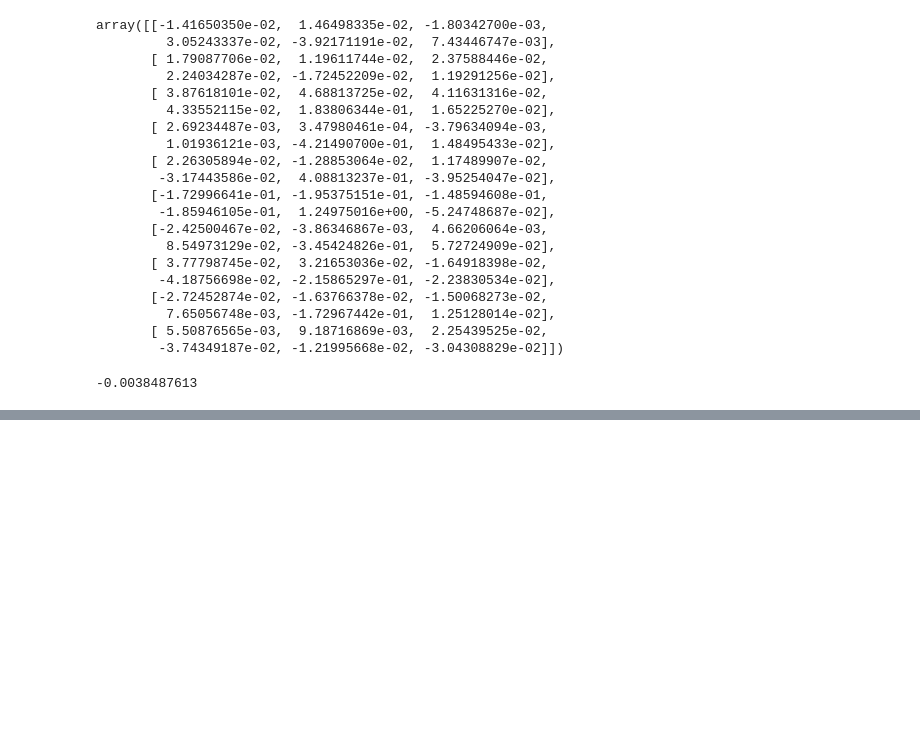
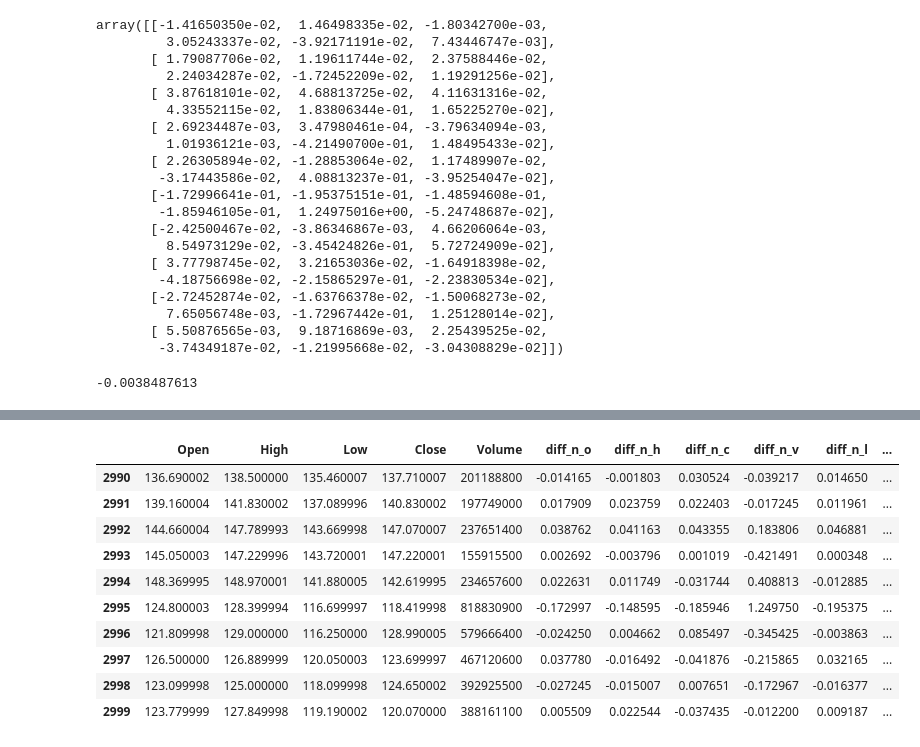
Before and after one commit to J0MP0L/AIstock, a Jupyter notebook: Alpaca.ipynb, the cells around one changed output, grey strips where cells are left out. Saved outputs shown, nothing was run; the diff lists cells and outputs as text; code cells hidden in the pictures; blank space fills up the shorter version.

```diff
--- a/Alpaca.ipynb
+++ b/Alpaca.ipynb
@@ -346,0 +602,14 @@ print(stock)
+# %%
+df[-10:]
+# %% [output]
+|  | Open | High | Low | Close | Volume | diff_n_o | diff_n_h | diff_n_c | diff_n_v | diff_n_l | ... |
+| 2990 | 136.690002 | 138.500000 | 135.460007 | 137.710007 | 201188800 | -0.014165 | -0.001803 | 0.030524 | -0.039217 | 0.014650 | ... |
+| 2991 | 139.160004 | 141.830002 | 137.089996 | 140.830002 | 197749000 | 0.017909 | 0.023759 | 0.022403 | -0.017245 | 0.011961 | ... |
+| 2992 | 144.660004 | 147.789993 | 143.669998 | 147.070007 | 237651400 | 0.038762 | 0.041163 | 0.043355 | 0.183806 | 0.046881 | ... |
+| 2993 | 145.050003 | 147.229996 | 143.720001 | 147.220001 | 155915500 | 0.002692 | -0.003796 | 0.001019 | -0.421491 | 0.000348 | ... |
+| 2994 | 148.369995 | 148.970001 | 141.880005 | 142.619995 | 234657600 | 0.022631 | 0.011749 | -0.031744 | 0.408813 | -0.012885 | ... |
+| 2995 | 124.800003 | 128.399994 | 116.699997 | 118.419998 | 818830900 | -0.172997 | -0.148595 | -0.185946 | 1.249750 | -0.195375 | ... |
+| 2996 | 121.809998 | 129.000000 | 116.250000 | 128.990005 | 579666400 | -0.024250 | 0.004662 | 0.085497 | -0.345425 | -0.003863 | ... |
+| 2997 | 126.500000 | 126.889999 | 120.050003 | 123.699997 | 467120600 | 0.037780 | -0.016492 | -0.041876 | -0.215865 | 0.032165 | ... |
+| 2998 | 123.099998 | 125.000000 | 118.099998 | 124.650002 | 392925500 | -0.027245 | -0.015007 | 0.007651 | -0.172967 | -0.016377 | ... |
+| 2999 | 123.779999 | 127.849998 | 119.190002 | 120.070000 | 388161100 | 0.005509 | 0.022544 | -0.037435 | -0.012200 | 0.009187 | ... |
```
Also changed, not shown: parts of 53 cells of this notebook, 1 other file.
